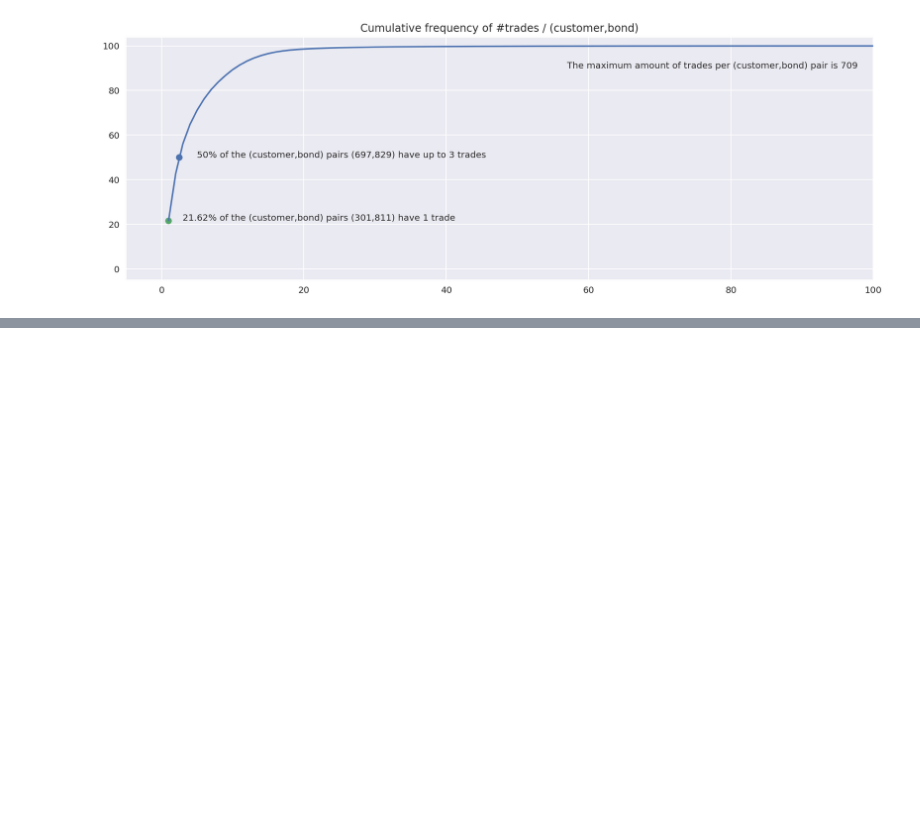
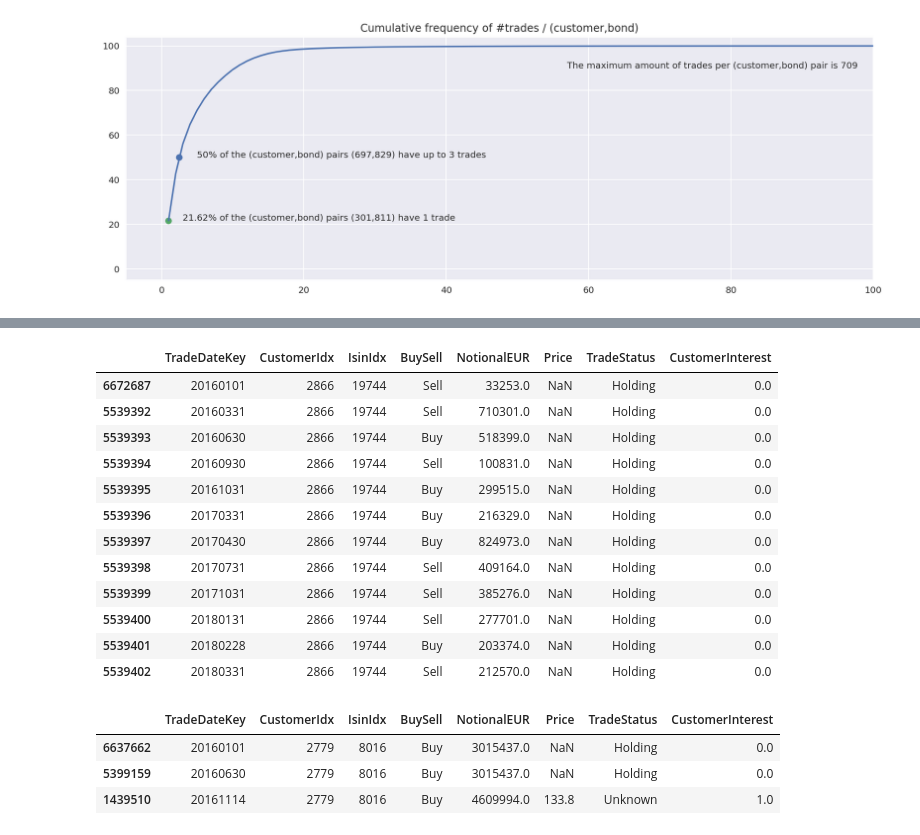
Before and after one commit to Robert-Aduviri/DSG-2018-Qualifiers, a Jupyter notebook: notebooks/robert/RA-01-EDA.ipynb, the cells around one changed output, grey strips where cells are left out. Drawn from its saved outputs; the diff is of its cells as text; code cells hidden in the pictures; blank space fills up the shorter version.

```diff
--- a/notebooks/robert/RA-01-EDA.ipynb
+++ b/notebooks/robert/RA-01-EDA.ipynb
@@ -503,0 +515,25 @@ Text(57,90,'The maximum amount of trades per (customer,bond) pair is 709')
+# %%
+trade[(trade.CustomerIdx == 2866) & (trade.IsinIdx == 19744)].sort_values('TradeDateKey')
+# %% [output]
+|  | TradeDateKey | CustomerIdx | IsinIdx | BuySell | NotionalEUR | Price | TradeStatus | CustomerInterest |
+| 6672687 | 20160101 | 2866 | 19744 | Sell | 33253.0 | NaN | Holding | 0.0 |
+| 5539392 | 20160331 | 2866 | 19744 | Sell | 710301.0 | NaN | Holding | 0.0 |
+| 5539393 | 20160630 | 2866 | 19744 | Buy | 518399.0 | NaN | Holding | 0.0 |
+| 5539394 | 20160930 | 2866 | 19744 | Sell | 100831.0 | NaN | Holding | 0.0 |
+| 5539395 | 20161031 | 2866 | 19744 | Buy | 299515.0 | NaN | Holding | 0.0 |
+| 5539396 | 20170331 | 2866 | 19744 | Buy | 216329.0 | NaN | Holding | 0.0 |
+| 5539397 | 20170430 | 2866 | 19744 | Buy | 824973.0 | NaN | Holding | 0.0 |
+| 5539398 | 20170731 | 2866 | 19744 | Sell | 409164.0 | NaN | Holding | 0.0 |
+| 5539399 | 20171031 | 2866 | 19744 | Sell | 385276.0 | NaN | Holding | 0.0 |
+| 5539400 | 20180131 | 2866 | 19744 | Sell | 277701.0 | NaN | Holding | 0.0 |
+| 5539401 | 20180228 | 2866 | 19744 | Buy | 203374.0 | NaN | Holding | 0.0 |
+| 5539402 | 20180331 | 2866 | 19744 | Sell | 212570.0 | NaN | Holding | 0.0 |
+# %%
+customer_idx = 2779
+isin_idx = 8016
+trade[(trade.CustomerIdx == customer_idx) & (trade.IsinIdx == isin_idx)].sort_values('TradeDateKey')
+# %% [output]
+|  | TradeDateKey | CustomerIdx | IsinIdx | BuySell | NotionalEUR | Price | TradeStatus | CustomerInterest |
+| 6637662 | 20160101 | 2779 | 8016 | Buy | 3015437.0 | NaN | Holding | 0.0 |
+| 5399159 | 20160630 | 2779 | 8016 | Buy | 3015437.0 | NaN | Holding | 0.0 |
+| 1439510 | 20161114 | 2779 | 8016 | Buy | 4609994.0 | 133.8 | Unknown | 1.0 |
```
Also changed, not shown: parts of 4 cells of this notebook, 2 other files.
